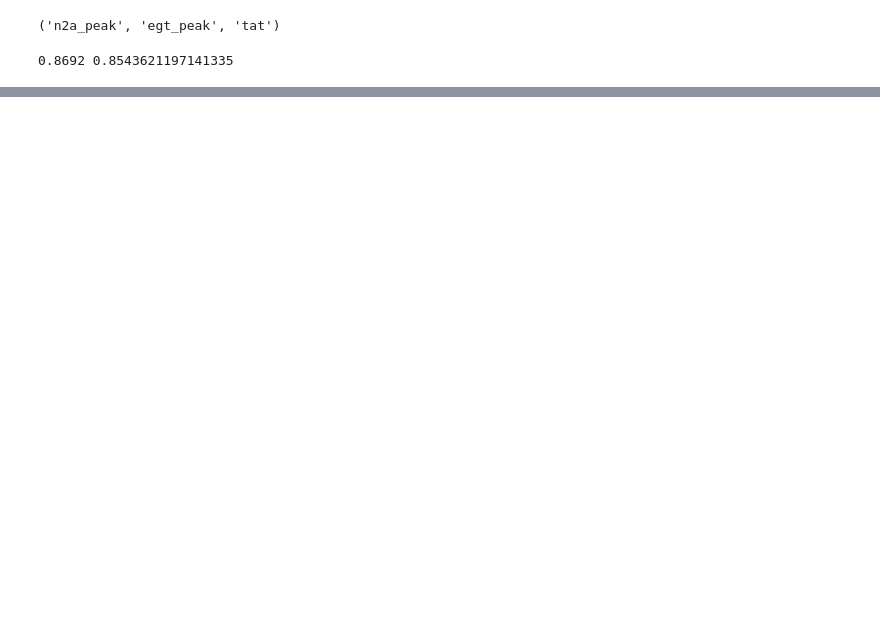
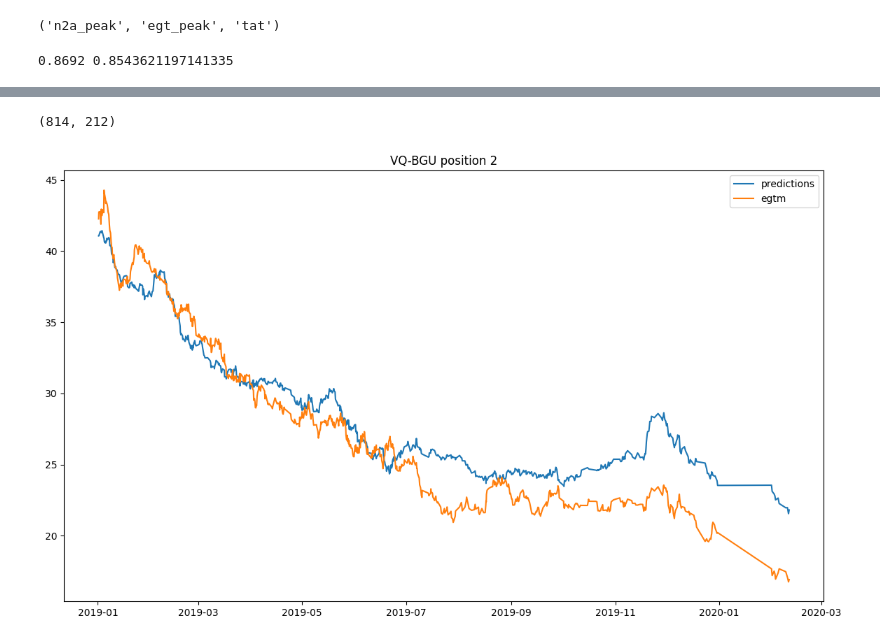
Before and after one commit to skeptlk/ecm, a Jupyter notebook: ex14_finetuning.ipynb, the cells around one changed output, grey strips where cells are left out. Saved outputs shown, nothing was run; the diff lists cells and outputs as text; code cells hidden in the pictures; blank space fills up the shorter version.

```diff
--- a/ex14_finetuning.ipynb
+++ b/ex14_finetuning.ipynb
@@ -139,0 +144,37 @@ print(best_a, best_rmse)
+# %%
+bgu_all = pd.read_csv('./takeoff-merged-VQ-BGU-30s.csv', parse_dates=['reportts']) \
+  .query('pos == 2 and reportts >= "2019-01-01"')
+bgu_all.shape
+# %% [output]
+(814, 212)
+# %%
+x_param = "n2a_peak"
+y_param = "egt_peak"
+theta_param = "tat_peak"
+
+bgu = bgu_all.query(f"{x_param} > 0 and {y_param} > 0 and {theta_param} > -100 and egtm > -100").copy()
+x_param_k, y_param_k = f'{x_param}_k', f'{y_param}_k'
+bgu = theta_correct(bgu, x_param, y_param, theta_param)
+assert bgu.shape[0] >= 200
+baseline = train_engine_baseline(bgu[:200], x_param_k, y_param_k)
+egtm = compute_egtm(bgu, baseline, x_param_k, y_param_k)
+
+X = pd.DataFrame(smooth(egtm, 0.05))
+lin_model = LinearRegression()
+lin_model.fit(X[:200], y=bgu['egtm'][:200])
+
+pred = lin_model.predict(X)
+
+rmse = root_mean_squared_error(bgu['egtm'], pred)
+
+# bgu = bgu_all.query(f"n2a_peak > 0 and egt_peak > 0 and tat > -100 and egtm > -100").copy()
+
+plt.figure(figsize=(14, 8))
+plt.title(f'VQ-BGU position 2')
+# plt.plot(bgu['reportts'], pred)
+plt.plot(bgu['reportts'], smooth(0.8 * egtm + 7.4, 0.05))
+plt.plot(bgu['reportts'], bgu['egtm'])
+plt.legend(['predictions', 'egtm'])
+plt.show()
+# %% [output]
+[figure, added]
```
Also changed, not shown: parts of 12 cells of this notebook, 2 other files.
